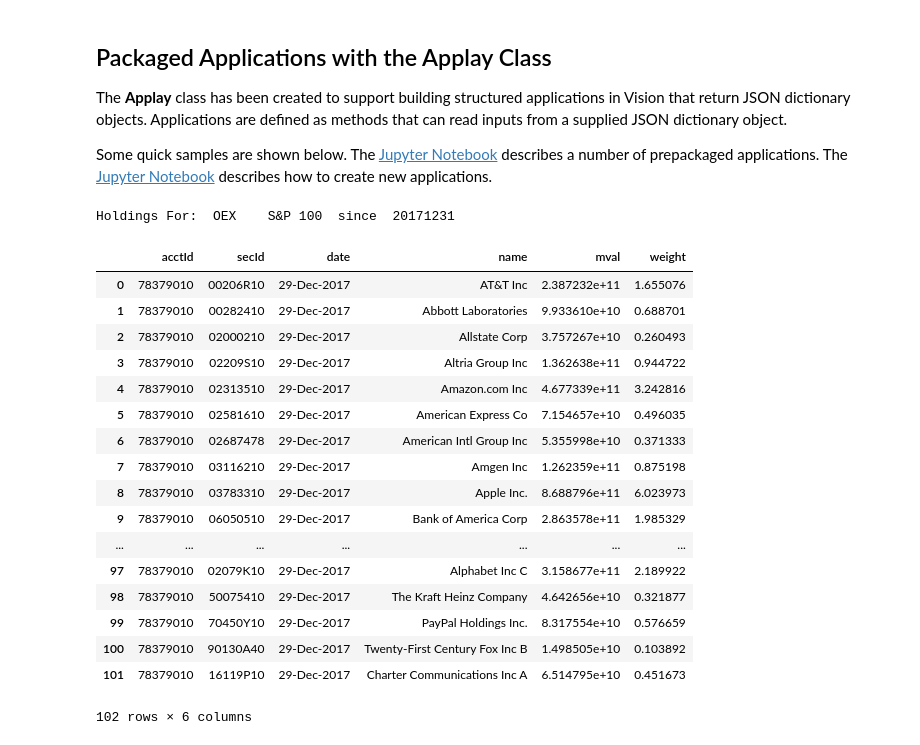
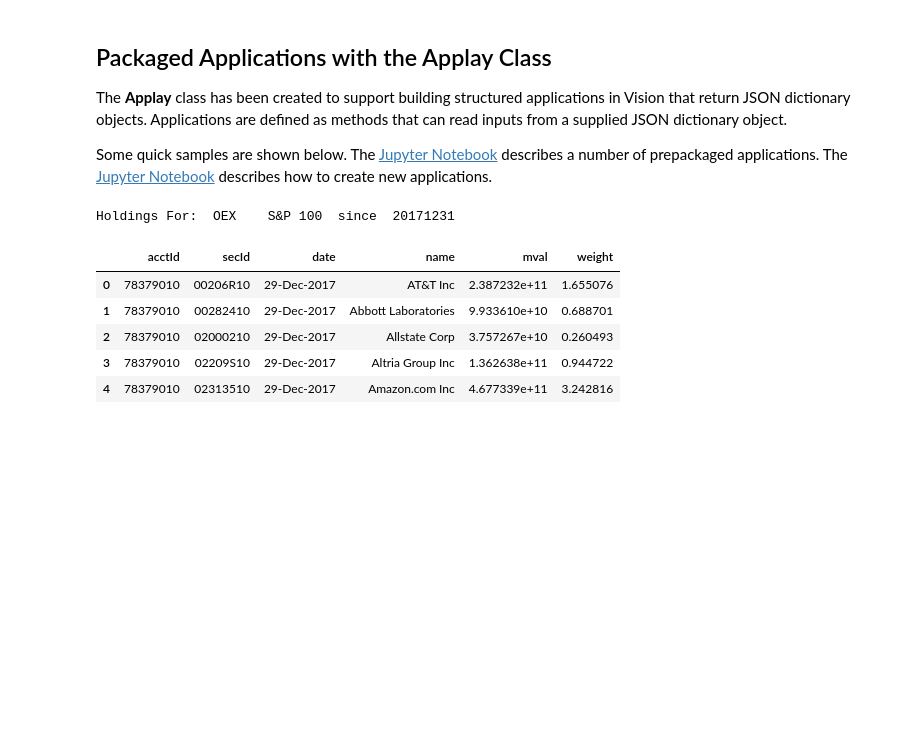
Before and after one commit to LeslieNewman/Vi-Py, a Jupyter notebook: py/VisionExpressionsStoryBoard.ipynb, the cells around one changed output. Drawn from its saved outputs; the diff is of its cells as text; code cells hidden in the pictures; blank space fills up the shorter version.

Commit message:
Add files via upload
Cutoff long DataFrame number of rows

```diff
--- a/py/VisionExpressionsStoryBoard.ipynb
+++ b/py/VisionExpressionsStoryBoard.ipynb
@@ -357,31 +357,19 @@ Some quick samples are shown below.  The [Jupyter Notebook](https://github.com/L
 # %%
 #-- Run and application to return holdings for a supplied account as of a supplied date
 params = {'acctId' : "OEX", 'date' : "20171231"}
 
 #--  run the app
 response = vc.runapp ("AccountHoldings", params)
 
 #-- pull out the data
 data = response['response']
 print ("Holdings For: ", data['id'], "  ", data['name'], " since ", data['date'])
-pd.DataFrame(response['response']['constituents'], columns = ["acctId", "secId", "date", "name", "mval", "weight"])
+pd.DataFrame(response['response']['constituents'], columns = ["acctId", "secId", "date", "name", "mval", "weight"]).head()
 # %% [output]
 Holdings For:  OEX    S&P 100  since  20171231
 |  | acctId | secId | date | name | mval | weight |
 | 0 | 78379010 | 00206R10 | 29-Dec-2017 | AT&T Inc | 2.387232e+11 | 1.655076 |
 | 1 | 78379010 | 00282410 | 29-Dec-2017 | Abbott Laboratories | 9.933610e+10 | 0.688701 |
 | 2 | 78379010 | 02000210 | 29-Dec-2017 | Allstate Corp | 3.757267e+10 | 0.260493 |
 | 3 | 78379010 | 02209S10 | 29-Dec-2017 | Altria Group Inc | 1.362638e+11 | 0.944722 |
 | 4 | 78379010 | 02313510 | 29-Dec-2017 | Amazon.com Inc | 4.677339e+11 | 3.242816 |
-| 5 | 78379010 | 02581610 | 29-Dec-2017 | American Express Co | 7.154657e+10 | 0.496035 |
-| 6 | 78379010 | 02687478 | 29-Dec-2017 | American Intl Group Inc | 5.355998e+10 | 0.371333 |
-| 7 | 78379010 | 03116210 | 29-Dec-2017 | Amgen Inc | 1.262359e+11 | 0.875198 |
-| 8 | 78379010 | 03783310 | 29-Dec-2017 | Apple Inc. | 8.688796e+11 | 6.023973 |
-| 9 | 78379010 | 06050510 | 29-Dec-2017 | Bank of America Corp | 2.863578e+11 | 1.985329 |
-| ... | ... | ... | ... | ... | ... | ... |
-| 97 | 78379010 | 02079K10 | 29-Dec-2017 | Alphabet Inc C | 3.158677e+11 | 2.189922 |
-| 98 | 78379010 | 50075410 | 29-Dec-2017 | The Kraft Heinz Company | 4.642656e+10 | 0.321877 |
-| 99 | 78379010 | 70450Y10 | 29-Dec-2017 | PayPal Holdings Inc. | 8.317554e+10 | 0.576659 |
-| 100 | 78379010 | 90130A40 | 29-Dec-2017 | Twenty-First Century Fox Inc B | 1.498505e+10 | 0.103892 |
-| 101 | 78379010 | 16119P10 | 29-Dec-2017 | Charter Communications Inc A | 6.514795e+10 | 0.451673 |
-102 rows × 6 columns
```
